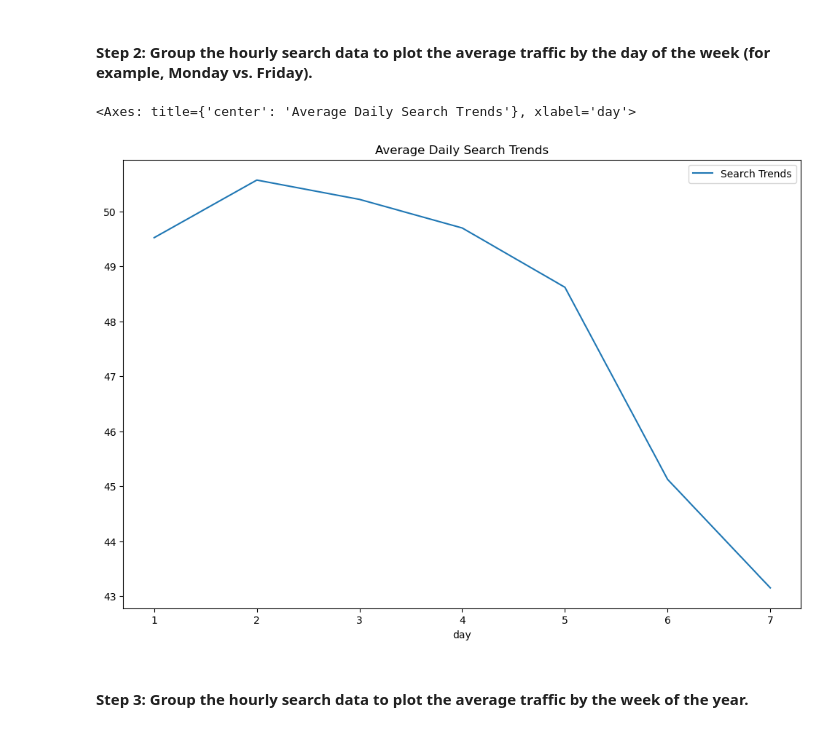
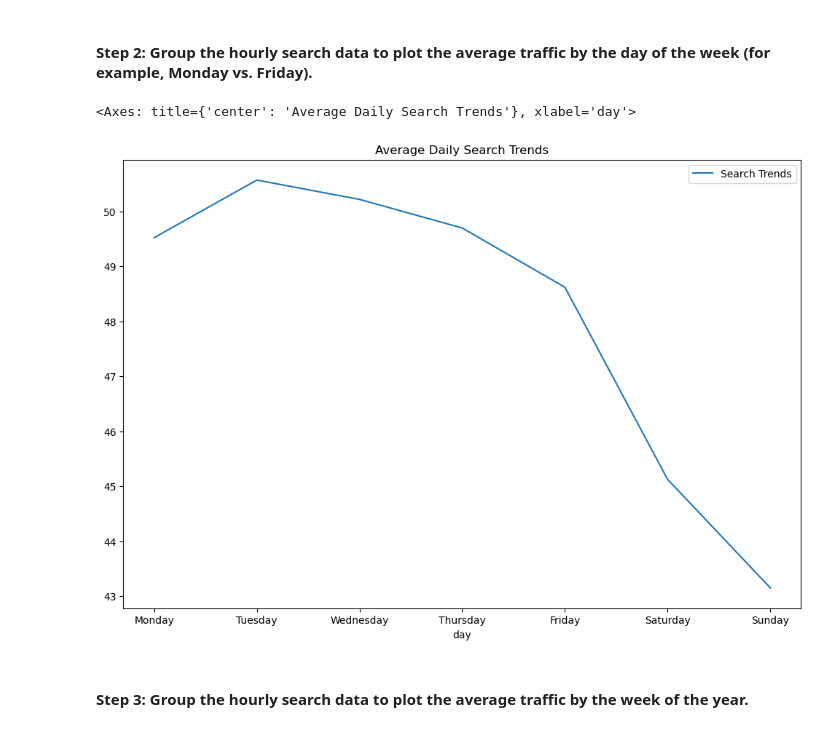
Before and after one commit to mafiat/prophet-challenge, a Jupyter notebook: forecasting_net_prophet.ipynb, the cells around one changed output. Cells and saved outputs as stored; diff of their text form; code cells hidden in the pictures.

```diff
--- a/forecasting_net_prophet.ipynb
+++ b/forecasting_net_prophet.ipynb
@@ -172,13 +172,17 @@ avg_hourly_traffic.plot(y='Search Trends', kind='line', figsize=(12, 8), title="
 # %%
 # Group the hourly search data to plot the average traffic by the day of week, using `df.index.isocalendar().day`.
 
 avg_daily_traffic = df_mercado_trends.groupby(df_mercado_trends.index.isocalendar().day).mean()
 
-# Plot the average daily traffic
+# Map the day numbers to day names
+day_names = {1: 'Monday', 2: 'Tuesday', 3: 'Wednesday', 4: 'Thursday', 5: 'Friday', 6: 'Saturday', 7: 'Sunday'}
+avg_daily_traffic.index = avg_daily_traffic.index.map(day_names)
+
+# Plot the average daily traffic with day names
 avg_daily_traffic.plot(y='Search Trends', kind='line', figsize=(12, 8), title="Average Daily Search Trends")
 # %% [output]
 <Axes: title={'center': 'Average Daily Search Trends'}, xlabel='day'>
-[figure, old version]
+[figure, new version]
 # %% [markdown]
 #### Step 3: Group the hourly search data to plot the average traffic by the week of the year.
 # %%
```
